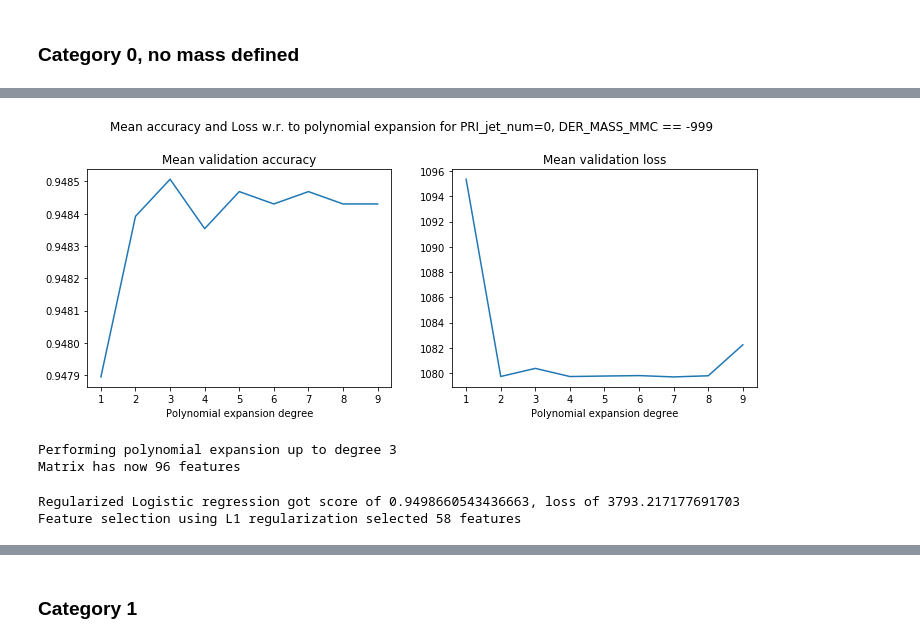
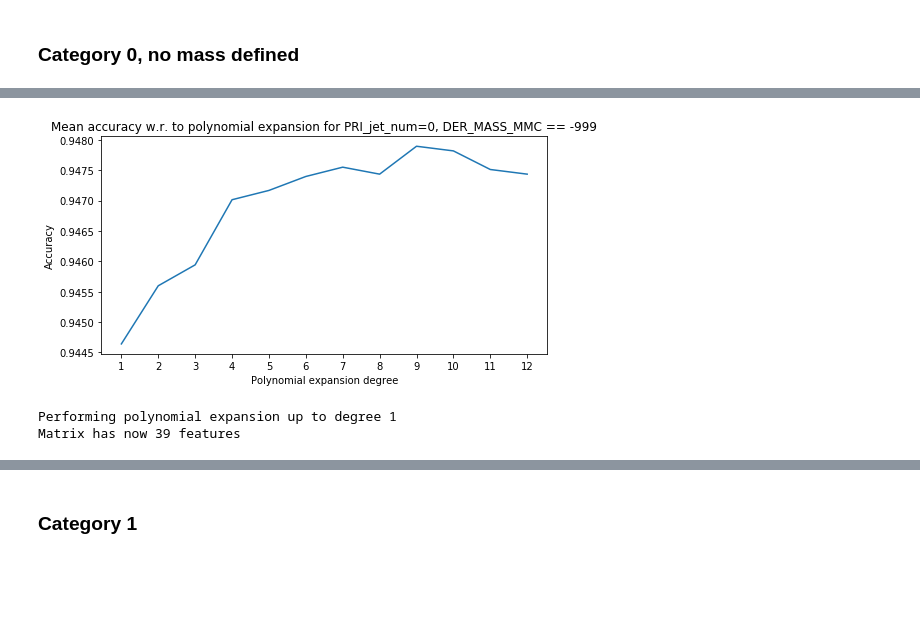
Before and after one commit to ehoelzl/ML_course, a Jupyter notebook: projects/project1/scripts/project1.ipynb, the cells around one changed output, grey strips where cells are left out. Cells and saved outputs as stored; diff of their text form; code cells hidden in the pictures; blank space fills up the shorter version.

```diff
--- a/projects/project1/scripts/project1.ipynb
+++ b/projects/project1/scripts/project1.ipynb
@@ -159,4 +150,2 @@ Regularized Logistic regression got score of 0.8066133622442065, loss of 0.29937
 # %% [markdown]
 ### Category 0, no mass defined
-# %%
-tX_0_nm, matrix_0_nm = perform_pca(tX_0_nm, headers, pca_threshold, True, None, print_=True)
@@ -174,16 +152,10 @@ We can see that 12 features explain 99.0% of the cumulative variance
 # %%
-cross_validate_degrees(tX_0_nm, y_0_nm, 1e-5, 0, np.arange(1, 10), 4, "Mean accuracy and Loss w.r. to polynomial expansion for PRI_jet_num=0, DER_MASS_MMC == -999")
+cross_validate_degrees(tX_0_nm, y_0_nm, 1e-4, np.arange(1, 13), 4, "Mean accuracy w.r. to polynomial expansion for PRI_jet_num=0, DER_MASS_MMC == -999")
 # %% [output]
-[figure, old version]
+[figure, new version]
 # %%
-degree_0_nm = 3
-train_ratio = 0.9
-tX_0_nm_exp = expand_features(tX_0_nm, degree_0_nm, print_=True)
+degree_0_nm = 1
+tX_0_nm_exp = expand_features(tX_0_nm, degree_0_nm)
 # %% [output]
-Performing polynomial expansion up to degree 3
-Matrix has now 96 features
+Performing polynomial expansion up to degree 1
+Matrix has now 39 features
-# %%
-selected_cols_0_nm = select_features(tX_0_nm_exp, y_0_nm, train_ratio, 1000, 1e-5, 1)
-# %% [output]
-Regularized Logistic regression got score of 0.9498660543436663, loss of 3793.217177691703
-Feature selection using L1 regularization selected 58 features
```
Also changed, not shown: parts of 53 cells of this notebook, 4 other files.
